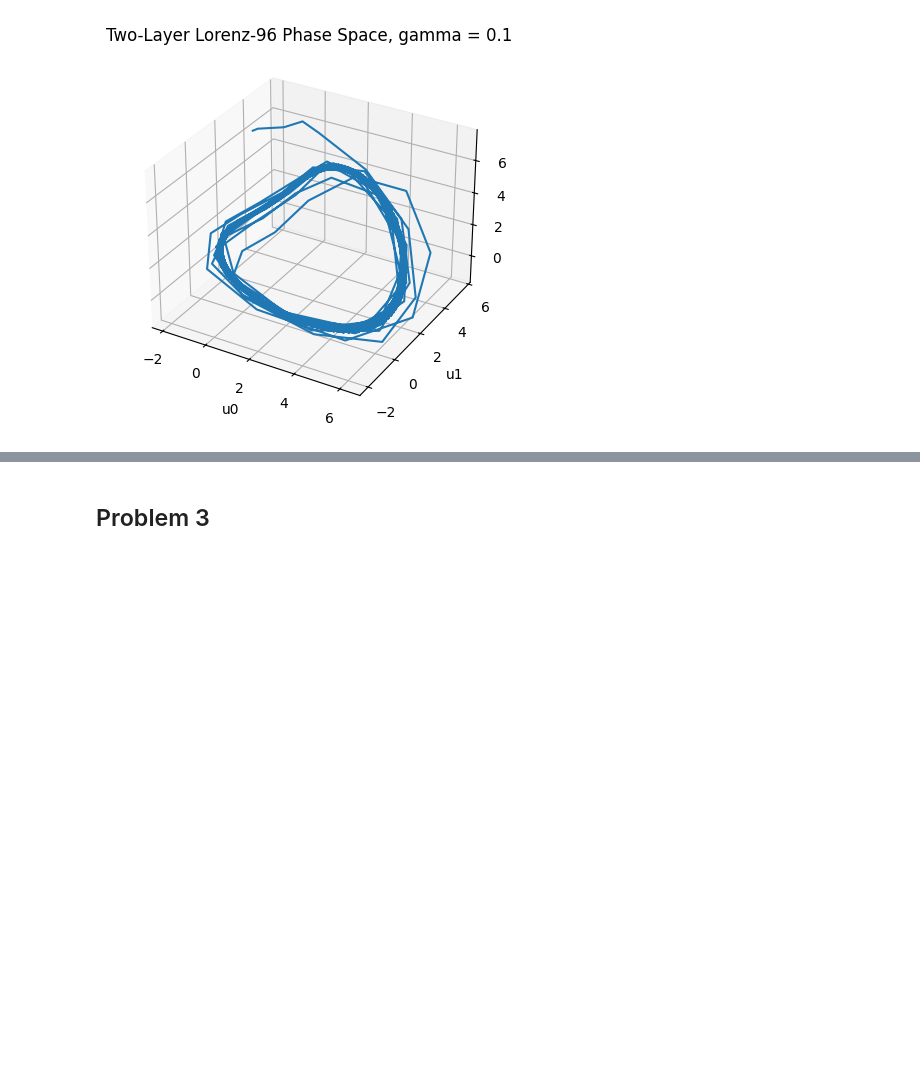
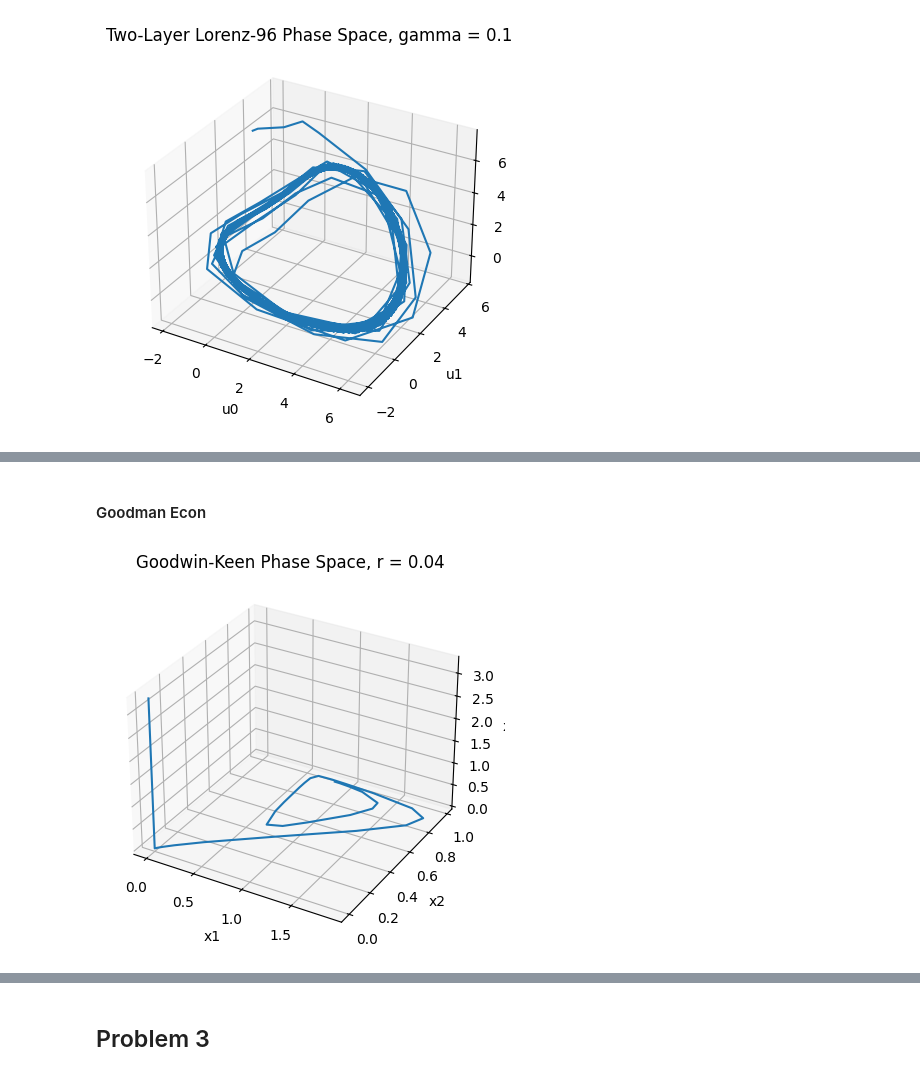
Before and after one commit to Ethan502/data_assimilation, a Jupyter notebook: hw/hw1.ipynb, the cells around one changed output, grey strips where cells are left out. Drawn from its saved outputs; the diff is of its cells as text; code cells hidden in the pictures; blank space fills up the shorter version.

```diff
--- a/hw/hw1.ipynb
+++ b/hw/hw1.ipynb
@@ -711,0 +880,46 @@ plt.show()
+# %% [markdown]
+#### Goodman Econ
+# %%
+# Modified Goodwin-Keen model
+
+alpha = 0.015
+beta = 0.02
+delta = 0.01
+upsilon = 3
+r_new = 0.04   # changed from 0.03
+
+phi0 = 0.04
+phi1 = 0.001
+kappa0 = -0.0065
+kappa1 = np.exp(-5)
+kappa2 = 20
+
+t_span = (0, 500)
+
+sol_goodwin_new = solve_ivp(
+    goodwin,
+    t_span,
+    goodwin_final_state,
+    args=(
+        alpha, beta, delta, upsilon, r_new,
+        phi0, phi1, kappa0, kappa1, kappa2
+    )
+)
+
+x1_new = sol_goodwin_new.y[0]
+x2_new = sol_goodwin_new.y[1]
+x3_new = sol_goodwin_new.y[2]
+
+fig = plt.figure()
+ax = fig.add_subplot(111, projection='3d')
+
+ax.plot(x1_new, x2_new, x3_new)
+
+ax.set_xlabel('x1')
+ax.set_ylabel('x2')
+ax.set_zlabel('x3')
+ax.set_title(f'Goodwin-Keen Phase Space, r = {r_new}')
+
+plt.show()
+# %% [output]
+[figure, added]
```
Also changed, not shown: parts of 14 cells of this notebook.
